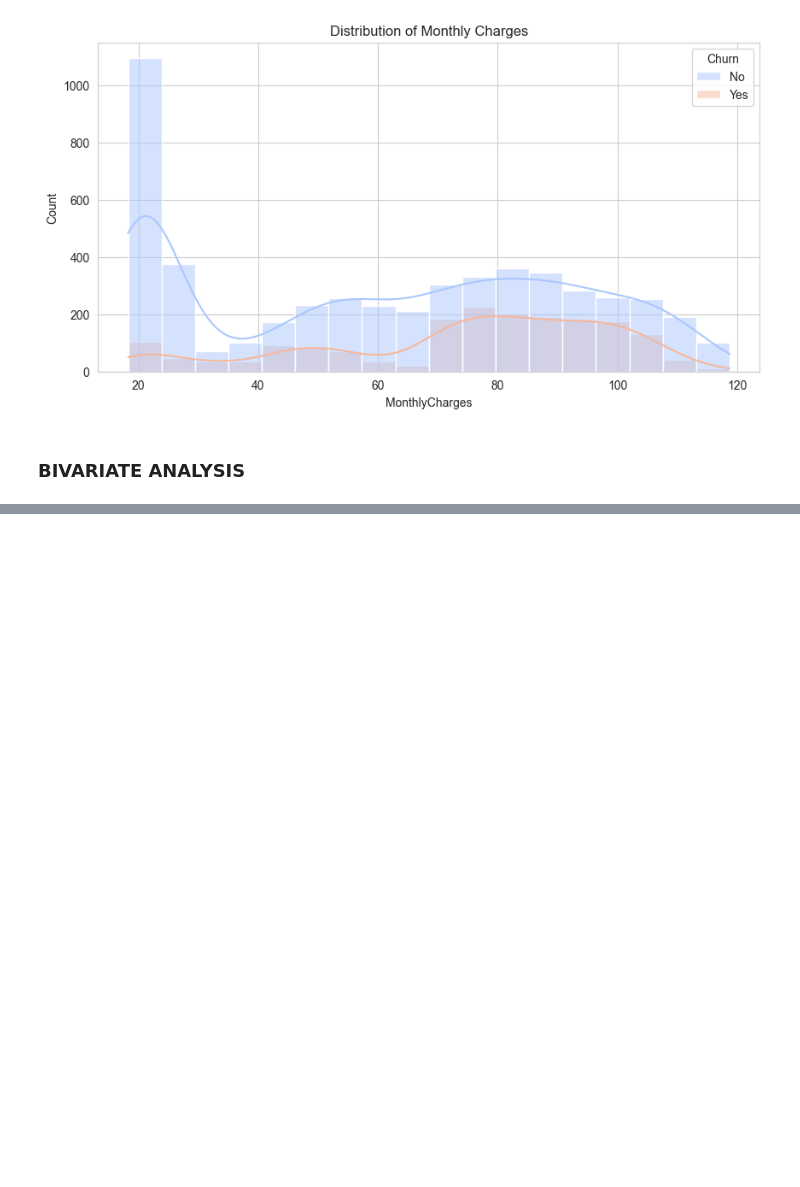
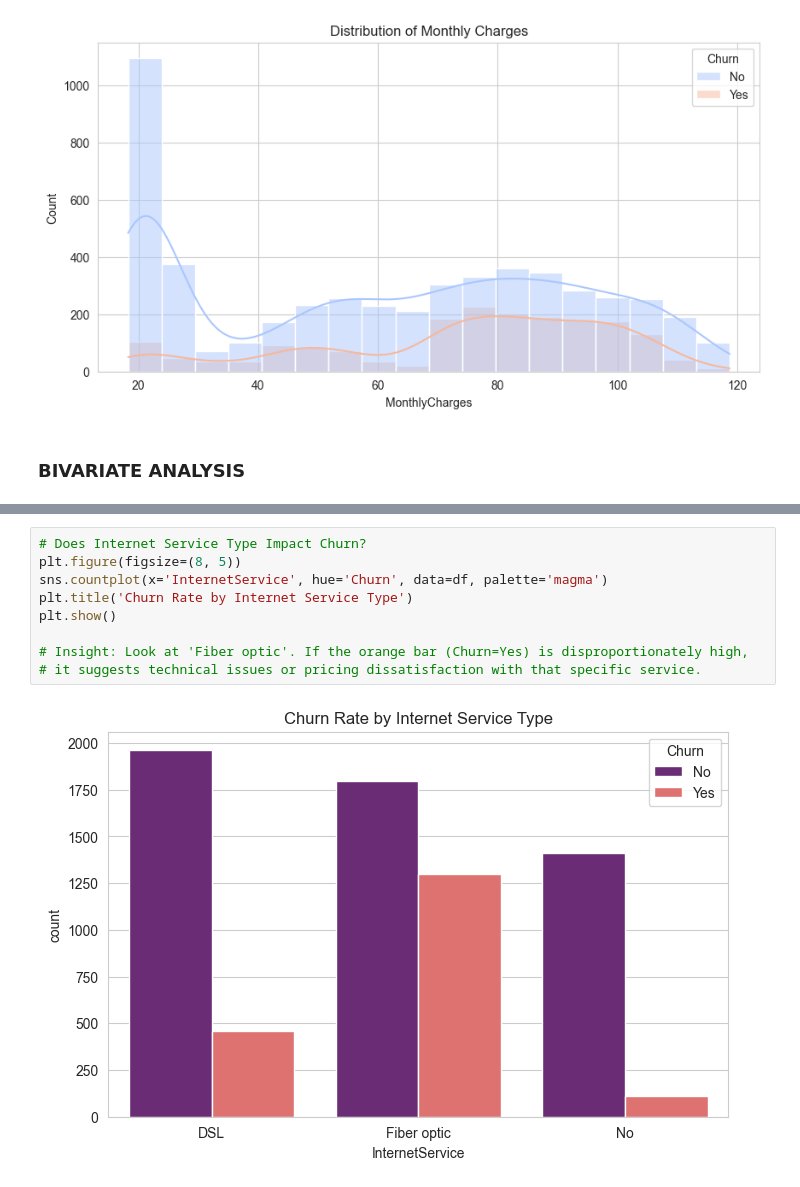
Before and after one commit to Pudamya/CM2604_ML_CW_2425595, a Jupyter notebook: pre_processing.ipynb, the cells around one changed output, grey strips where cells are left out. Cells and saved outputs as stored; diff of their text form; blank space fills up the shorter version.

```diff
--- a/pre_processing.ipynb
+++ b/pre_processing.ipynb
@@ -243,0 +251,11 @@ plt.show()
+# %%
+# Does Internet Service Type Impact Churn?
+plt.figure(figsize=(8, 5))
+sns.countplot(x='InternetService', hue='Churn', data=df, palette='magma')
+plt.title('Churn Rate by Internet Service Type')
+plt.show()
+
+# Insight: Look at 'Fiber optic'. If the orange bar (Churn=Yes) is disproportionately high,
+# it suggests technical issues or pricing dissatisfaction with that specific service.
+# %% [output]
+[figure, added]
```
Also changed, not shown: parts of 9 cells of this notebook.
